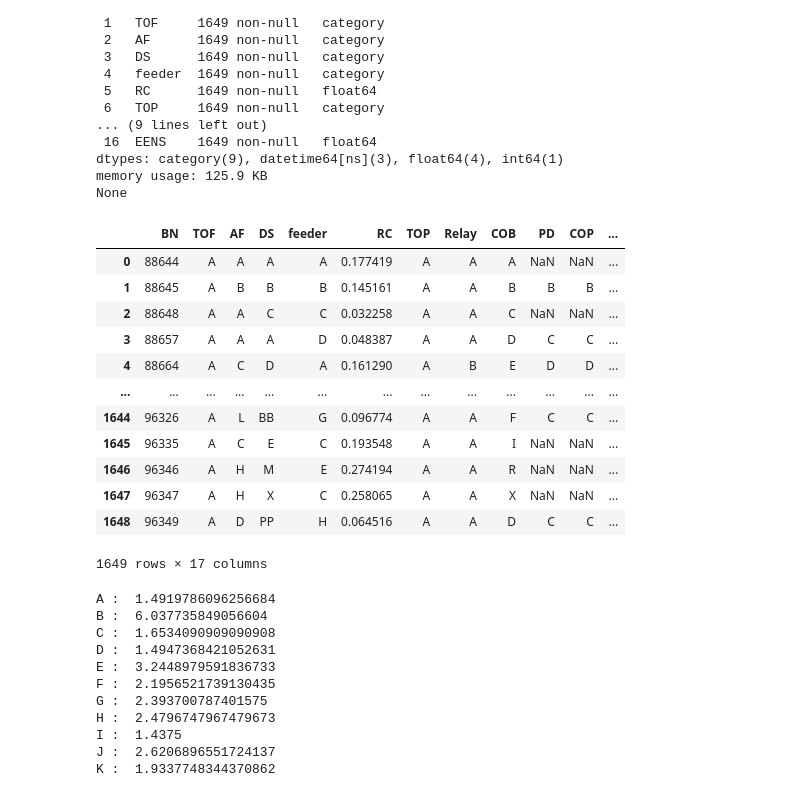
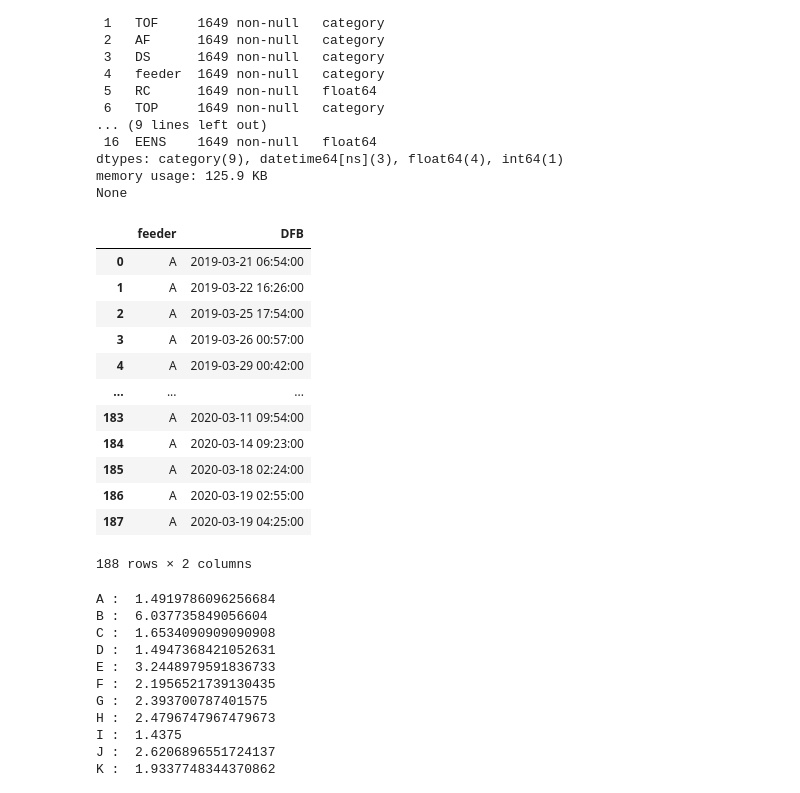
Before and after one commit to sheperd007/Predictive-maintenance-in-the-gas-industry, a Jupyter notebook: Electricity Networks Maintenance/Data Analysis Group/Jahani/Poisson model.ipynb, the cells around one changed output. Saved outputs shown, nothing was run; the diff lists cells and outputs as text; code cells hidden in the pictures.

Commit message:
ANN for New Data

```diff
--- a/Electricity Networks Maintenance/Data Analysis Group/Jahani/Poisson model.ipynb
+++ b/Electricity Networks Maintenance/Data Analysis Group/Jahani/Poisson model.ipynb
@@ -67,21 +67,21 @@ None
 # %%
 Data=Data.sort_values("DFB",ignore_index=True)
 # %%
-Data
+Data[Data.feeder=="A"].reset_index().sort_values("DFB",ignore_index=True)[["feeder","DFB"]]
 # %% [output]
-|  | BN | TOF | AF | DS | feeder | RC | TOP | Relay | COB | PD | COP | ... |
-| 0 | 88644 | A | A | A | A | 0.177419 | A | A | A | NaN | NaN | ... |
-| 1 | 88645 | A | B | B | B | 0.145161 | A | A | B | B | B | ... |
-| 2 | 88648 | A | A | C | C | 0.032258 | A | A | C | NaN | NaN | ... |
-| 3 | 88657 | A | A | A | D | 0.048387 | A | A | D | C | C | ... |
-| 4 | 88664 | A | C | D | A | 0.161290 | A | B | E | D | D | ... |
-| ... | ... | ... | ... | ... | ... | ... | ... | ... | ... | ... | ... | ... |
-| 1644 | 96326 | A | L | BB | G | 0.096774 | A | A | F | C | C | ... |
-| 1645 | 96335 | A | C | E | C | 0.193548 | A | A | I | NaN | NaN | ... |
-| 1646 | 96346 | A | H | M | E | 0.274194 | A | A | R | NaN | NaN | ... |
-| 1647 | 96347 | A | H | X | C | 0.258065 | A | A | X | NaN | NaN | ... |
-| 1648 | 96349 | A | D | PP | H | 0.064516 | A | A | D | C | C | ... |
+|  | feeder | DFB |
+| 0 | A | 2019-03-21 06:54:00 |
+| 1 | A | 2019-03-22 16:26:00 |
+| 2 | A | 2019-03-25 17:54:00 |
+| 3 | A | 2019-03-26 00:57:00 |
+| 4 | A | 2019-03-29 00:42:00 |
+| ... | ... | ... |
+| 183 | A | 2020-03-11 09:54:00 |
+| 184 | A | 2020-03-14 09:23:00 |
+| 185 | A | 2020-03-18 02:24:00 |
+| 186 | A | 2020-03-19 02:55:00 |
+| 187 | A | 2020-03-19 04:25:00 |
-1649 rows × 17 columns
+188 rows × 2 columns
 # %%
 def diff(FEEDER,DATA):
     DATA=DATA[DATA.feeder==FEEDER].reset_index().sort_values("DFB",ignore_index=True)
```
Also changed, not shown: 1 other file.
